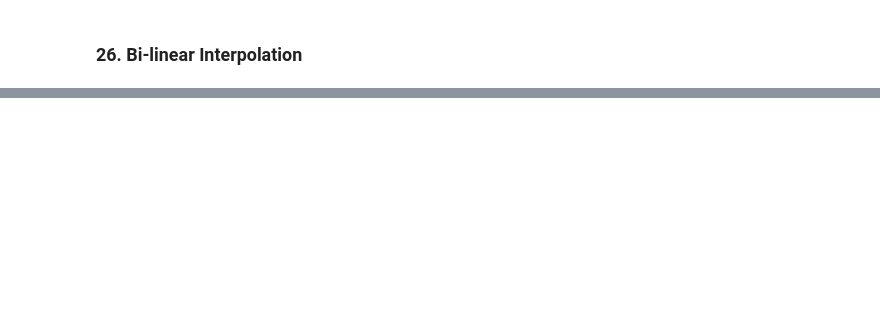
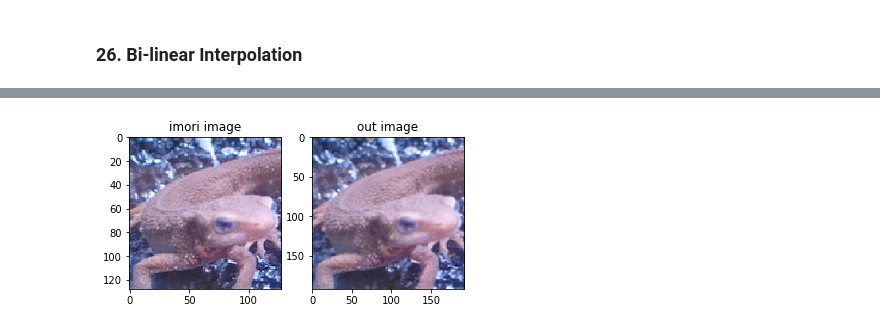
Before and after one commit to YYingH/Image_Processing_100, a Jupyter notebook: Question21_30.ipynb, the cells around one changed output, grey strips where cells are left out. Drawn from its saved outputs; the diff is of its cells as text; code cells hidden in the pictures; blank space fills up the shorter version.

```diff
--- a/Question21_30.ipynb
+++ b/Question21_30.ipynb
@@ -239,3 +237,44 @@ Although the processing time is increased as the amount of calculation is large,
 - 4. The pixel (x', y') of the enlarged image is determined by the following equation. dx = x'/a-x, dy = y'/a-y
 
 > I'(x',y') = (1-dx)(1-dy)I(x,y) + dx(1-dy)I(x+1,y) + (1-dx)dyI(x, y+1) + dxdyI(x+1, y+1)
+# %%
+img = cv2.imread("Dataset/others/imori.jpg")
+H, W, C = img.shape
+
+# Bi-lenear
+a = 1.5
+aH = int(a * H)
+aW = int(a * W)
+
+y = np.arange(aH).repeat(aW).reshape(aW, -1)
+x = np.tile(np.arange(aW), (aH, 1))
+
+y = (y/a)
+x = (x/a)
+
+ix = np.floor(x).astype(np.int)
+iy = np.floor(y).astype(np.int)
+
+ix = np.minimum(ix, W - 2)
+iy = np.minimum(iy, H - 2)
+
+dx = x - ix
+dy = y - iy
+
+dx = np.repeat(np.expand_dims(dx, axis=-1), 3, axis=-1)
+dy = np.repeat(np.expand_dims(dy, axis=-1), 3, axis=-1)
+
+out = (1 - dx) * (1 - dy) * img[iy, ix] + dx * (1 - dy) * img[iy, ix + 1] + (1 - dx) * dy * img[iy + 1, ix] + dx * dy * \
+      img[iy + 1, ix + 1]
+
+out[out > 255] = 255
+out = out.astype(np.uint8)
+plt.subplot(1,2,1)
+plt.imshow(cv2.cvtColor(img,cv2.COLOR_BGR2RGB))
+plt.title('imori image')
+plt.subplot(1,2,2)
+plt.imshow(cv2.cvtColor(out,cv2.COLOR_BGR2RGB))
+plt.title('out image')
+plt.show()
+# %% [output]
+[figure, added]
```
Also changed, not shown: parts of 6 cells of this notebook.
